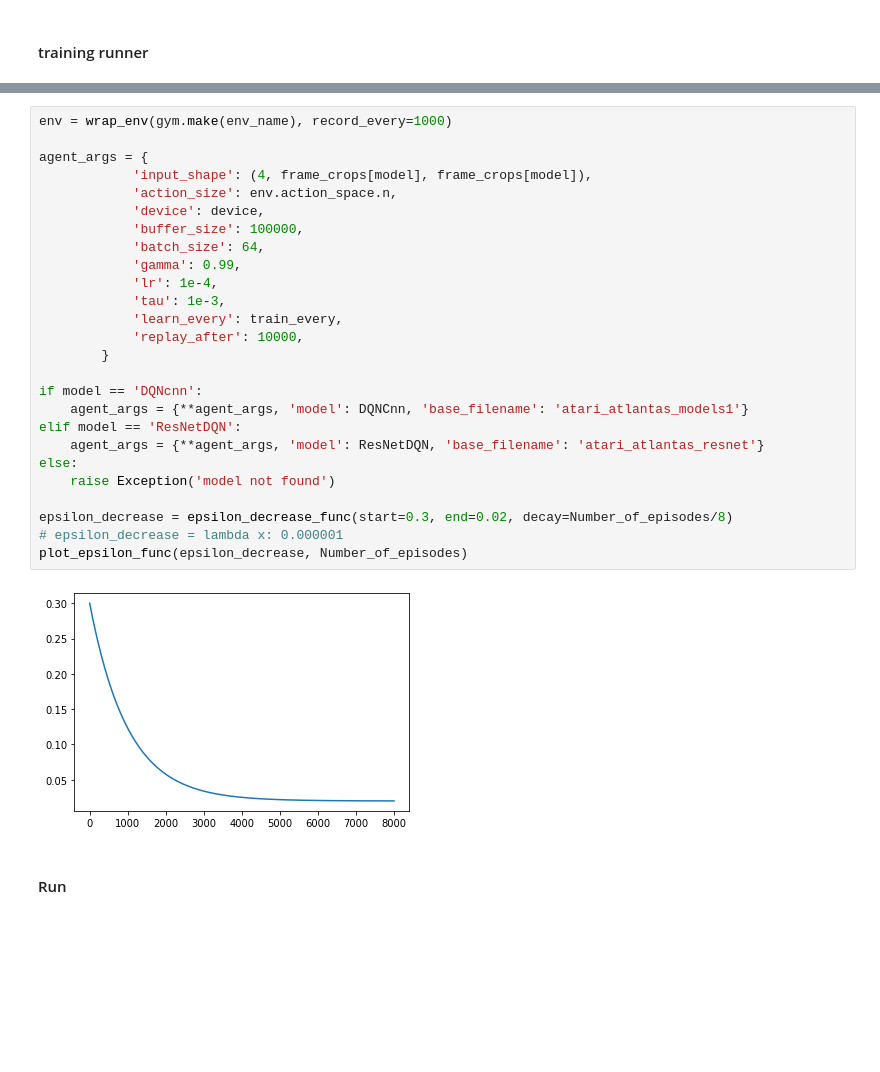
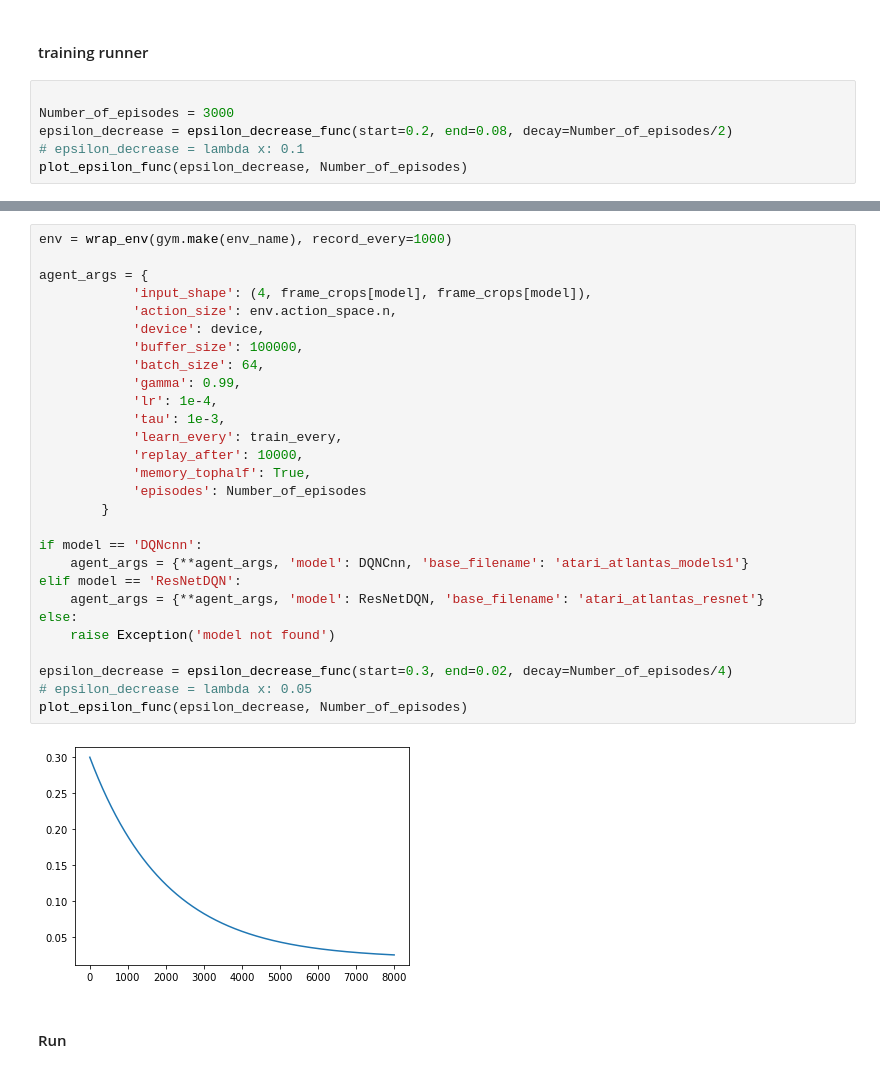
Before and after one commit to MElena14/COMP341, a Jupyter notebook: assignment2.ipynb, the cells around one changed output, grey strips where cells are left out. Cells and saved outputs as stored; diff of their text form; blank space fills up the shorter version.

```diff
--- a/assignment2.ipynb
+++ b/assignment2.ipynb
@@ -549,3 +543,9 @@ save_models_every = 250
 train_every = 20
 # %% [markdown]
 #### training runner
+# %%
+
+Number_of_episodes = 3000
+epsilon_decrease = epsilon_decrease_func(start=0.2, end=0.08, decay=Number_of_episodes/2)
+# epsilon_decrease = lambda x: 0.1
+plot_epsilon_func(epsilon_decrease, Number_of_episodes)
@@ -552,31 +554,33 @@ train_every = 20
 # %%
 env = wrap_env(gym.make(env_name), record_every=1000)
 
 agent_args = {
             'input_shape': (4, frame_crops[model], frame_crops[model]),
             'action_size': env.action_space.n,
             'device': device,
             'buffer_size': 100000,
             'batch_size': 64,
             'gamma': 0.99,
             'lr': 1e-4,
             'tau': 1e-3,
             'learn_every': train_every,
             'replay_after': 10000,
+            'memory_tophalf': True,
+            'episodes': Number_of_episodes
         }
 
 if model == 'DQNcnn':
     agent_args = {**agent_args, 'model': DQNCnn, 'base_filename': 'atari_atlantas_models1'}
 elif model == 'ResNetDQN':
     agent_args = {**agent_args, 'model': ResNetDQN, 'base_filename': 'atari_atlantas_resnet'}
 else:
     raise Exception('model not found')
 
-epsilon_decrease = epsilon_decrease_func(start=0.3, end=0.02, decay=Number_of_episodes/8)
-# epsilon_decrease = lambda x: 0.000001
+epsilon_decrease = epsilon_decrease_func(start=0.3, end=0.02, decay=Number_of_episodes/4)
+# epsilon_decrease = lambda x: 0.05
 plot_epsilon_func(epsilon_decrease, Number_of_episodes)
 # %% [output]
-[figure, old version]
+[figure, new version]
 # %% [markdown]
 #### Run
 # %%
```
Also changed, not shown: parts of 9 cells of this notebook.
